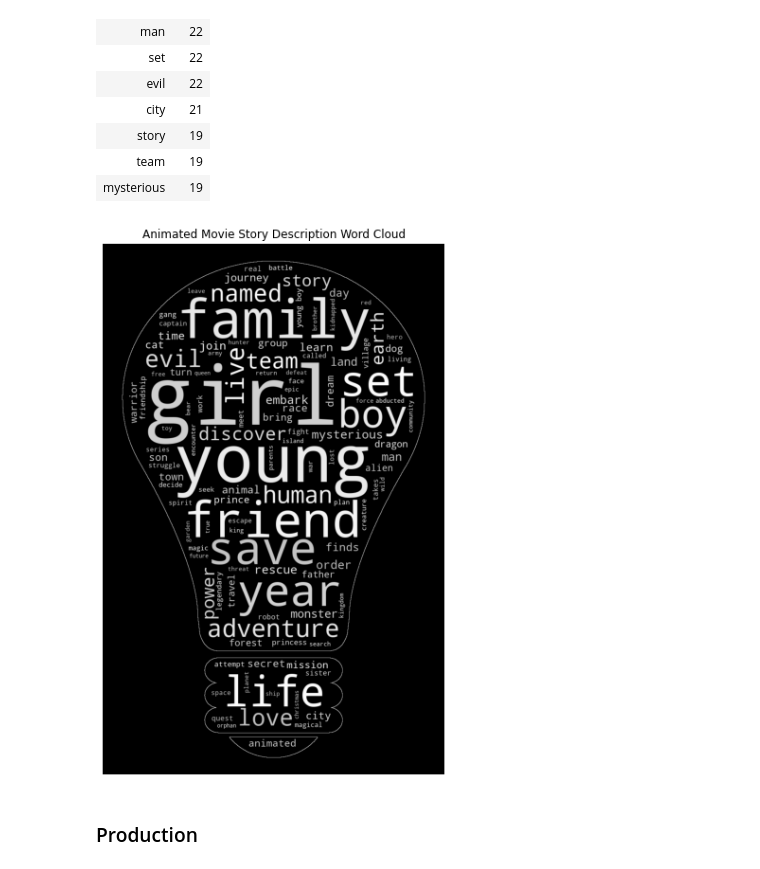
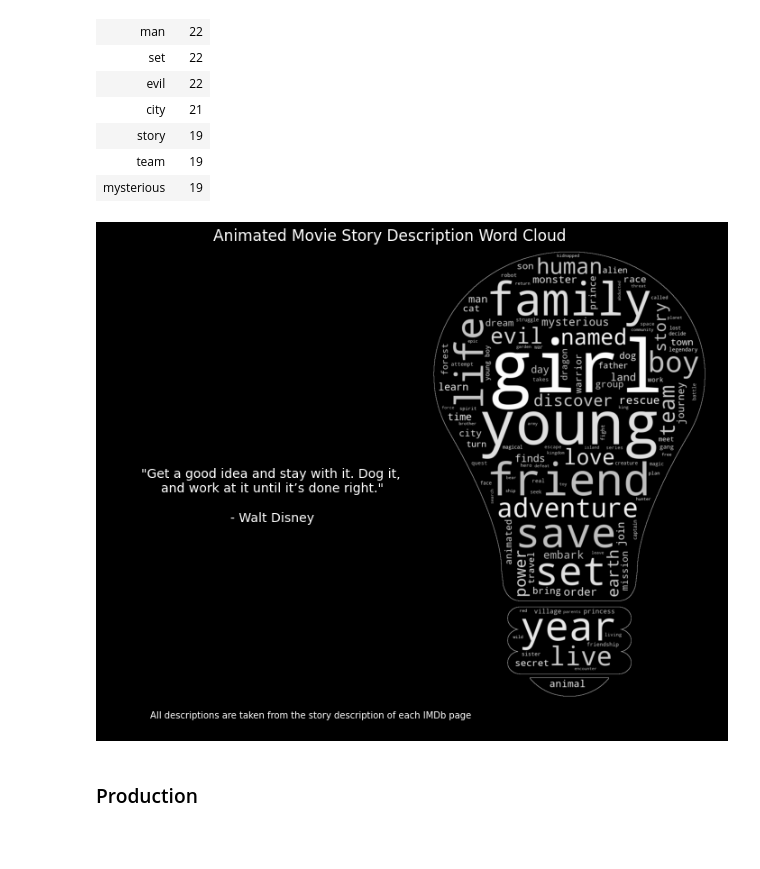
Before and after one commit to MSB46/DataProjects, a Jupyter notebook: Tomatoes/data_eda.ipynb, the cells around one changed output. Cells and saved outputs as stored; diff of their text form; code cells hidden in the pictures; blank space fills up the shorter version.

```diff
--- a/Tomatoes/data_eda.ipynb
+++ b/Tomatoes/data_eda.ipynb
@@ -86,6 +186,16 @@ Runtime within all movies
 # %%
-print("Within rating")
-sns.boxplot(data=df ,y='runtime_minutes', x='rating')
-plt.tick_params(axis='x', rotation=45)
+# Runtime within rating
+f, (ax1,ax2) = plt.subplots(1,2,figsize=(15,5))
+
+sns.boxplot(data=df, y='votescore', x='rating',ax=ax1, order=order, color='b')
+ax1.title.set_text('Votescore by Rating')
+ax1.tick_params(axis='x', rotation=90)
+
+sns.boxplot(data=df[df['metacritic'] > -1], y='metacritic', x='rating',ax=ax2,
+            order=sorted(df[df['metacritic'] > -1].rating.unique()), color='g')
+ax2.title.set_text('Metacritic by Rating')
+ax2.tick_params(axis='x', rotation=90)
+
+f.savefig('graphs/vote_meta_by_rating.png', bbox_inches='tight')
 plt.show()
 # %% [output]
@@ -256,0 +380,5 @@ df.loc[df['metacritic'] > 1, ['metacritic']]
+# %%
+df_bo_genre['avg_gross'] = df_bo_genre['avg_gross'].apply(lambda x: round(x/10_000_000,2))
+df_bo_genre['avg_budget'] = df_bo_genre['avg_budget'].apply(lambda x: round(x/10_000_000,2))
+
+df_bo_genre['avg_profit'] = df_bo_genre['avg_gross'] - df_bo_genre['avg_budget']
@@ -307,6 +503,8 @@ avgs_mc = [genre_avg_mc[k] for k in keys]
 # %%
 data_genre = {'genre':keys, 'count':vals, 'avg_score':avgs_s, 'avg_metacritic':avgs_mc, 'count_mc':count_mc}
 df_genre = pd.DataFrame(data=data_genre)
+
+f,ax = plt.subplots(figsize=(15,10))
 
 ax = sns.barplot(data = df_genre.sort_values("count", ascending=False), y="genre", x="count")
 
@@ -314,5 +512,6 @@ plt.xlabel('Count')
 plt.ylabel("Genre")
 plt.title('Movie Count by Genres')
 
+plt.savefig('graphs/genre_count.png', bbox_inches='tight')
 plt.show()
 # %% [output]
@@ -443,7 +684,7 @@ with open("stop_words_english.txt") as t:
 
 stopwords = stopwords.split()
 stopwords.append('-')
-stopwords.append('n/a')
+stopwords.append('story-missing')
 # %%
 story_words = df['story_desc'].str.lower().str.findall("[\w.\-']+").sum()
 # %%
@@ -512,16 +774,28 @@ import random
 def grey_color_func(**kwargs):
     return "hsl(0, 0%%, %d%%)" % random.randint(75, 100)
 # %%
-plt.figure(figsize = (10, 8), facecolor = "None")
+plt.figure(figsize = (15, 8), facecolor = "black")
 plt.imshow(wordcloud.recolor(color_func=grey_color_func))
 plt.axis("off")
-plt.title("Animated Movie Story Description Word Cloud")
-wordcloud.to_file("wordcloud.png")
+
+# plt.title("Animated Movie Story Description Word Cloud",color='white')
+
+plt.figtext(.35, 1, 'Animated Movie Story Description Word Cloud', ha='center', va='center',color='white',fontsize=17)
+
+idea_quote = '"Get a good idea and stay with it. Dog it, \nand work at it until it’s done right."\n\n- Walt Disney'
+plt.figtext(.23, .5, idea_quote, ha='center', va='center',color='white',fontsize=14)
+
+plt.annotate("All descriptions are taken from the story description of each IMDb page",
+            xy=(60, 25), xycoords='figure pixels', color='white',fontsize=10)
+
+wordcloud.to_file("graphs/basic_wordcloud.png")
+plt.savefig('graphs/story_wordcloud.png', bbox_inches='tight')
 plt.tight_layout(pad = 0)
 
+
 plt.show()
 # %% [output]
-[figure, old version]
+[figure, new version]
 # %% [markdown]
 ### Production
 # %%
```
Also changed, not shown: parts of 104 cells of this notebook, 25 other files.
